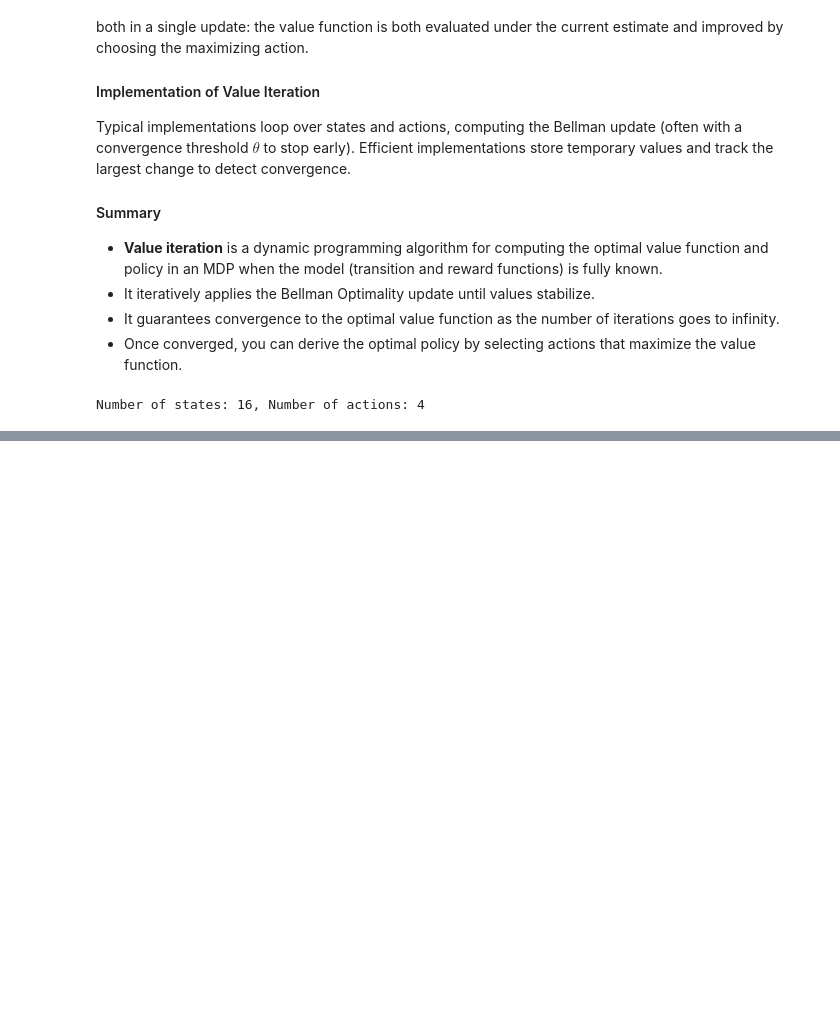
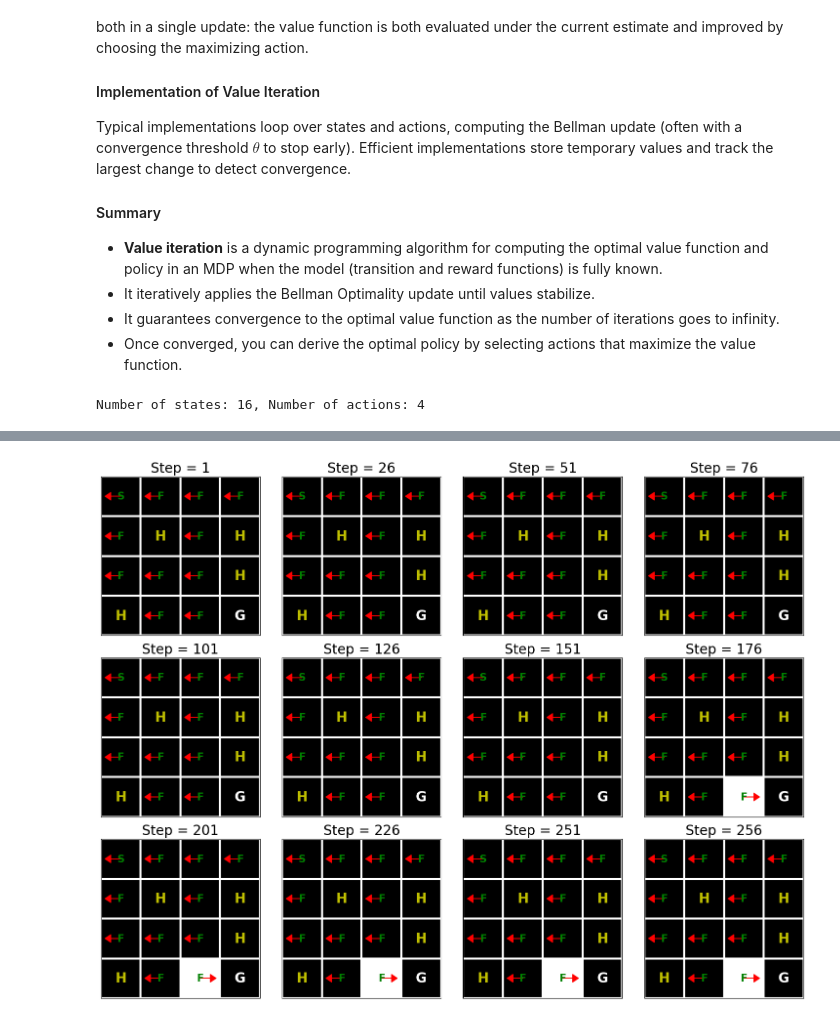
Before and after one commit to huiminyan2017/pytorch-basics, a Jupyter notebook: notebooks/17_reinforcement_learning.ipynb, the cells around one changed output, grey strips where cells are left out. Saved outputs shown, nothing was run; the diff lists cells and outputs as text; code cells hidden in the pictures; blank space fills up the shorter version.

```diff
--- a/notebooks/17_reinforcement_learning.ipynb
+++ b/notebooks/17_reinforcement_learning.ipynb
@@ -185,0 +342,44 @@ Number of states: 16, Number of actions: 4
+# %%
+def e_greedy(env, Q, s, epsilon):
+    if random.random() < epsilon:
+        return env.action_space.sample()
+
+    else:
+        return np.argmax(Q[s,:])
+# %%
+def q_learning(env_info, gamma, num_iters, alpha, epsilon):
+    env_desc = env_info['desc']  # 2D array specifying what each grid item means
+    env = env_info['env']  # 2D array specifying what each grid item means
+    num_states = env_info['num_states']
+    num_actions = env_info['num_actions']
+
+    Q  = np.zeros((num_states, num_actions))
+    V  = np.zeros((num_iters + 1, num_states))
+    pi = np.zeros((num_iters + 1, num_states))
+
+    for k in range(1, num_iters + 1):
+        # Reset environment (Gymnasium returns (obs, info))
+        state, _ = env.reset()
+        done = False
+        while not done:
+            # Select an action for a given state and acts in env based on selected action
+            action = e_greedy(env, Q, state, epsilon)
+            # Gymnasium returns (obs, reward, terminated, truncated, info)
+            next_state, reward, terminated, truncated, _ = env.step(action)
+            done = terminated or truncated
+
+            # Q-update:
+            y = reward + gamma * np.max(Q[next_state,:])
+            Q[state, action] = Q[state, action] + alpha * (y - Q[state, action])
+
+            # Move to the next state
+            state = next_state
+        # Record max value and max action for visualization purpose only
+        for s in range(num_states):
+            V[k,s]  = np.max(Q[s,:])
+            pi[k,s] = np.argmax(Q[s,:])
+    d2l.show_Q_function_progress(env_desc, V[:-1], pi[:-1])
+
+q_learning(env_info=env_info, gamma=gamma, num_iters=num_iters, alpha=alpha, epsilon=epsilon)
+# %% [output]
+[figure, added]
```
Also changed, not shown: parts of 6 cells of this notebook, 1 other file.
